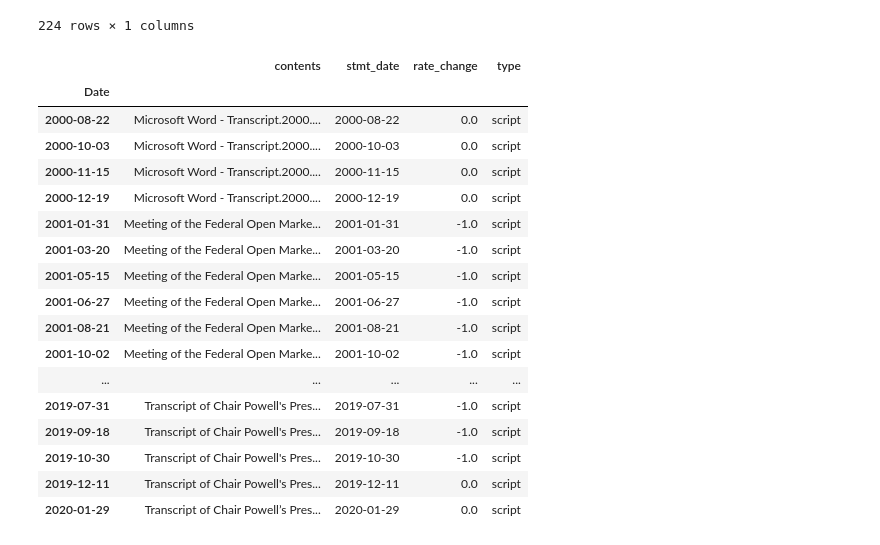
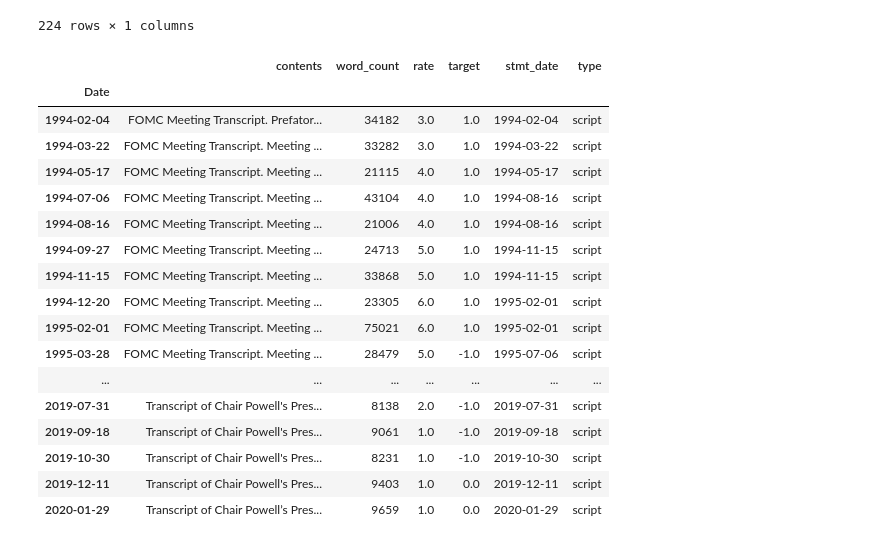
Before and after one commit to yukit-k/centralbank_analysis, a Jupyter notebook: src/FOMC_Analysis_Preprocess.ipynb, the cells around one changed output. Cells and saved outputs as stored; diff of their text form; code cells hidden in the pictures.

```diff
--- a/src/FOMC_Analysis_Preprocess.ipynb
+++ b/src/FOMC_Analysis_Preprocess.ipynb
@@ -16,0 +19,35 @@ import nltk
+# %%
+def clean_contents(df):
+    df['contents'] = df['contents'].map(lambda x: x.replace('\n','. ').replace('\r','. '))
+    df['contents'] = df['contents'].map(lambda x: re.sub('(\. )(\. )+', '. ', x))
+    df['word_count'] = None
+    for i in range(len(df)):
+        input_words = re.findall(r'\b([a-zA-Z]+n\'t|[a-zA-Z]+\'s|[a-zA-Z]+)\b', df["contents"][i].lower())
+        df['word_count'][i] = len(input_words)
+
+def get_statement_date(x):
+    if statements.index[0] > x:
+        return None
+    else:
+        for i in range(len(statements)):
+            if x <= statements.index[i]:
+                return statements.index[i]
+        return None
+
+def get_rate_change(x):
+    if statements.index[0] > x:
+        return None
+    else:
+        for i in range(len(statements)):
+            if x <= statements.index[i]:
+                return int(statements['RateChange'][i])
+        return None
+
+def get_rate(x):
+    if statements.index[0] > x:
+        return None
+    else:
+        for i in range(len(statements)):
+            if x <= statements.index[i]:
+                return int(statements['Rate'][i])
+        return None
@@ -374,29 +414,30 @@ script_df
 | 2020-01-29 | Transcript of Chair Powell’s Pres... |
 224 rows × 1 columns
 # %%
-script_df['stmt_date'] = None
+clean_contents(script_df)
+script_df['rate'] = script_df.index.map(get_rate)
+script_df['target'] = script_df.index.map(get_rate_change)
 script_df['stmt_date'] = script_df.index.map(get_statement_date)
-script_df['rate_change'] = None
-script_df['rate_change'] = script_df.index.map(get_rate_change)
-script_df.dropna(inplace=True, axis=0, subset=['stmt_date', 'rate_change'])
 script_df["type"] = "script"
+script_df.dropna(inplace=True, axis=0, subset=['target'])
+
 script_df
 # %% [output]
-|  | contents | stmt_date | rate_change | type |
-| Date |  |  |  |  |
-| 2000-08-22 | Microsoft Word - Transcript.2000.... | 2000-08-22 | 0.0 | script |
-| 2000-10-03 | Microsoft Word - Transcript.2000.... | 2000-10-03 | 0.0 | script |
-| 2000-11-15 | Microsoft Word - Transcript.2000.... | 2000-11-15 | 0.0 | script |
-| 2000-12-19 | Microsoft Word - Transcript.2000.... | 2000-12-19 | 0.0 | script |
-| 2001-01-31 | Meeting of the Federal Open Marke... | 2001-01-31 | -1.0 | script |
-| 2001-03-20 | Meeting of the Federal Open Marke... | 2001-03-20 | -1.0 | script |
-| 2001-05-15 | Meeting of the Federal Open Marke... | 2001-05-15 | -1.0 | script |
-| 2001-06-27 | Meeting of the Federal Open Marke... | 2001-06-27 | -1.0 | script |
-| 2001-08-21 | Meeting of the Federal Open Marke... | 2001-08-21 | -1.0 | script |
-| 2001-10-02 | Meeting of the Federal Open Marke... | 2001-10-02 | -1.0 | script |
-| ... | ... | ... | ... | ... |
-| 2019-07-31 | Transcript of Chair Powell's Pres... | 2019-07-31 | -1.0 | script |
-| 2019-09-18 | Transcript of Chair Powell's Pres... | 2019-09-18 | -1.0 | script |
-| 2019-10-30 | Transcript of Chair Powell's Pres... | 2019-10-30 | -1.0 | script |
-| 2019-12-11 | Transcript of Chair Powell's Pres... | 2019-12-11 | 0.0 | script |
-| 2020-01-29 | Transcript of Chair Powell’s Pres... | 2020-01-29 | 0.0 | script |
+|  | contents | word_count | rate | target | stmt_date | type |
+| Date |  |  |  |  |  |  |
+| 1994-02-04 | FOMC Meeting Transcript. Prefator... | 34182 | 3.0 | 1.0 | 1994-02-04 | script |
+| 1994-03-22 | FOMC Meeting Transcript. Meeting ... | 33282 | 3.0 | 1.0 | 1994-03-22 | script |
+| 1994-05-17 | FOMC Meeting Transcript. Meeting ... | 21115 | 4.0 | 1.0 | 1994-05-17 | script |
+| 1994-07-06 | FOMC Meeting Transcript. Meeting ... | 43104 | 4.0 | 1.0 | 1994-08-16 | script |
+| 1994-08-16 | FOMC Meeting Transcript. Meeting ... | 21006 | 4.0 | 1.0 | 1994-08-16 | script |
+| 1994-09-27 | FOMC Meeting Transcript. Meeting ... | 24713 | 5.0 | 1.0 | 1994-11-15 | script |
+| 1994-11-15 | FOMC Meeting Transcript. Meeting ... | 33868 | 5.0 | 1.0 | 1994-11-15 | script |
+| 1994-12-20 | FOMC Meeting Transcript. Meeting ... | 23305 | 6.0 | 1.0 | 1995-02-01 | script |
+| 1995-02-01 | FOMC Meeting Transcript. Meeting ... | 75021 | 6.0 | 1.0 | 1995-02-01 | script |
+| 1995-03-28 | FOMC Meeting Transcript. Meeting ... | 28479 | 5.0 | -1.0 | 1995-07-06 | script |
+| ... | ... | ... | ... | ... | ... | ... |
+| 2019-07-31 | Transcript of Chair Powell's Pres... | 8138 | 2.0 | -1.0 | 2019-07-31 | script |
+| 2019-09-18 | Transcript of Chair Powell's Pres... | 9061 | 1.0 | -1.0 | 2019-09-18 | script |
+| 2019-10-30 | Transcript of Chair Powell's Pres... | 8231 | 1.0 | -1.0 | 2019-10-30 | script |
+| 2019-12-11 | Transcript of Chair Powell's Pres... | 9403 | 1.0 | 0.0 | 2019-12-11 | script |
+| 2020-01-29 | Transcript of Chair Powell’s Pres... | 9659 | 1.0 | 0.0 | 2020-01-29 | script |
```
Also changed, not shown: parts of 25 cells of this notebook.
